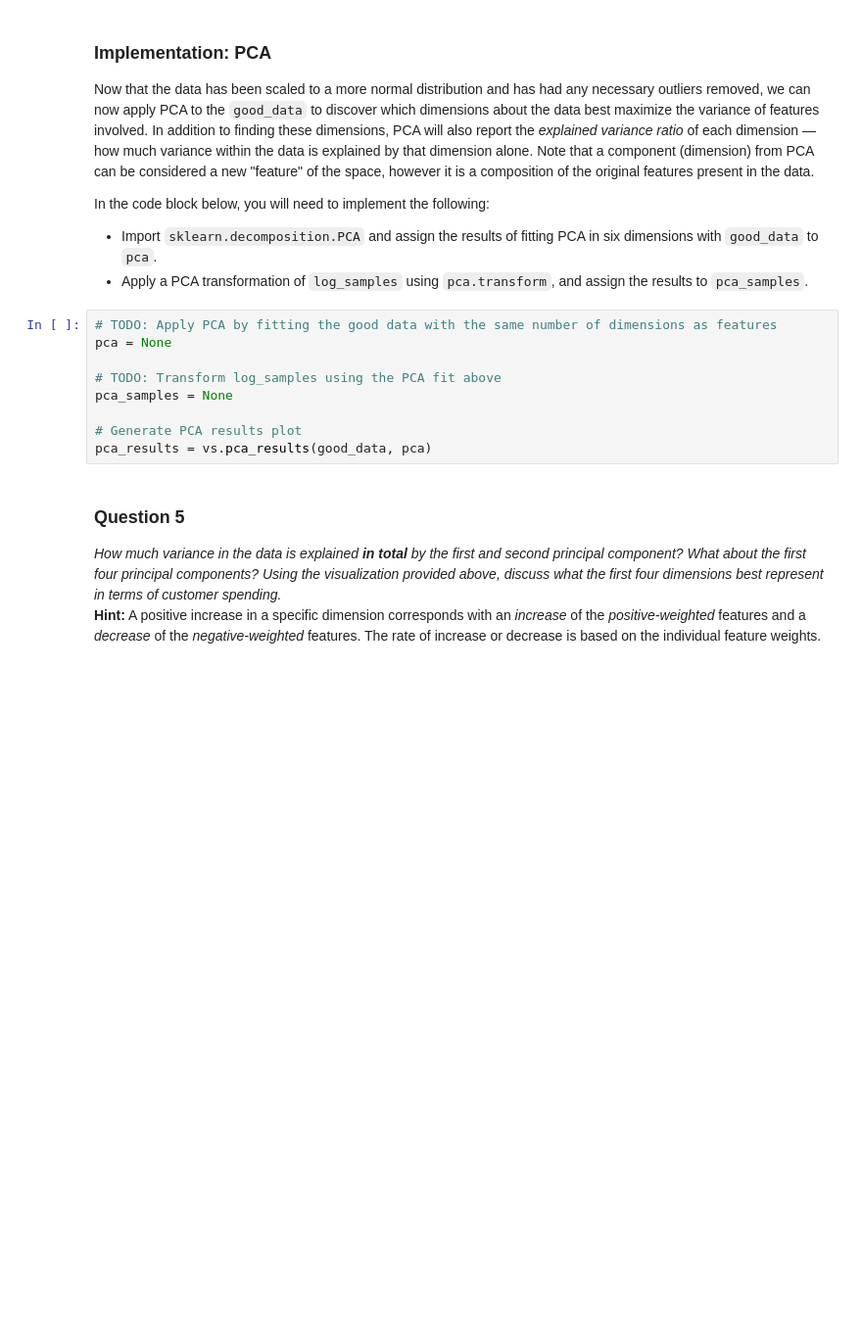
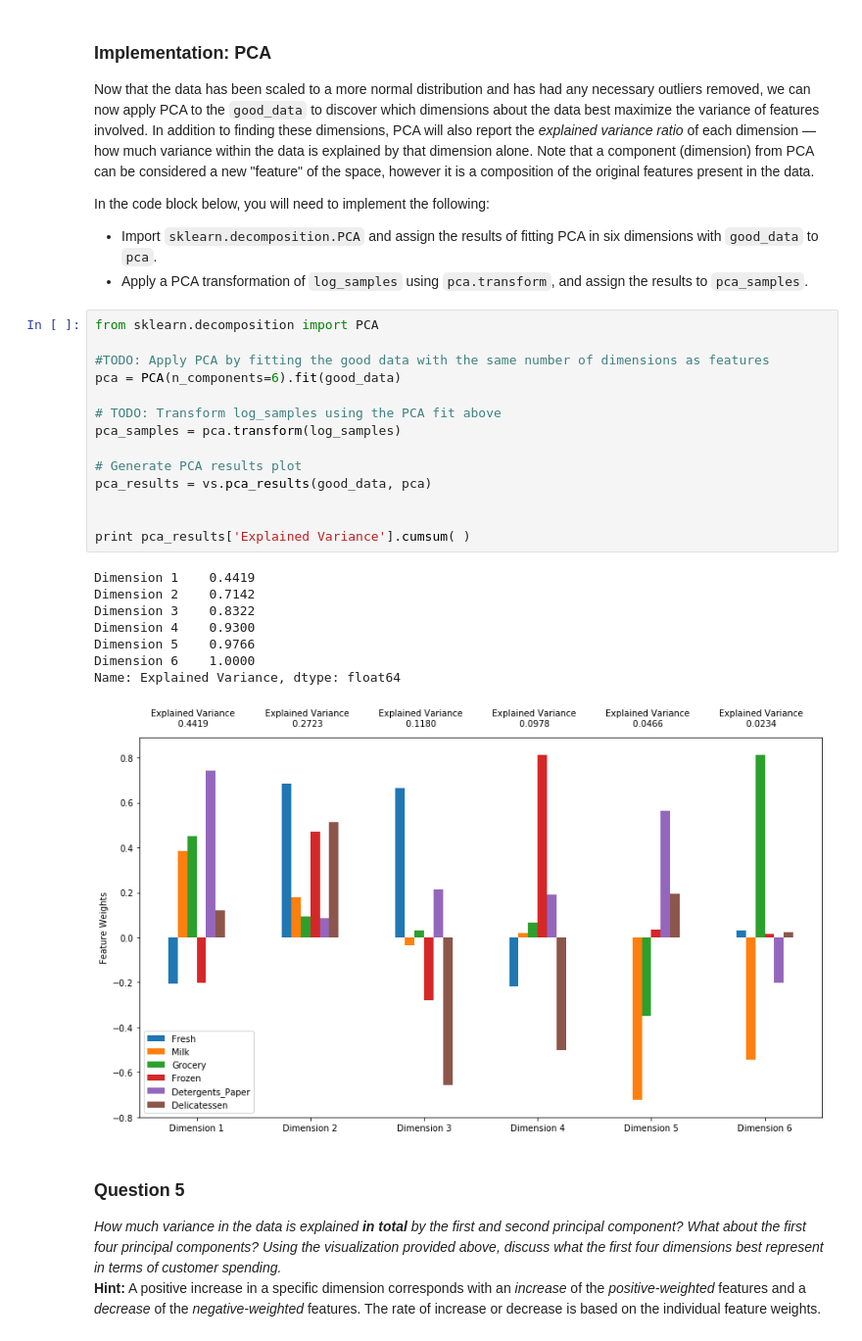
Before and after one commit to pbpv/customer_segments, a Jupyter notebook: customer_segments.ipynb, the cells around one changed output. Shown: that part at 98% size. Cells and saved outputs as stored; diff of their text form; blank space fills up the shorter version.

```diff
--- a/customer_segments.ipynb
+++ b/customer_segments.ipynb
@@ -305,14 +325,28 @@ In the code block below, you will need to implement the following:
  - Import `sklearn.decomposition.PCA` and assign the results of fitting PCA in six dimensions with `good_data` to `pca`.
  - Apply a PCA transformation of `log_samples` using `pca.transform`, and assign the results to `pca_samples`.
 # %%
-# TODO: Apply PCA by fitting the good data with the same number of dimensions as features
-pca = None
+from sklearn.decomposition import PCA
+
+#TODO: Apply PCA by fitting the good data with the same number of dimensions as features
+pca = PCA(n_components=6).fit(good_data)
 
 # TODO: Transform log_samples using the PCA fit above
-pca_samples = None
+pca_samples = pca.transform(log_samples)
 
 # Generate PCA results plot
 pca_results = vs.pca_results(good_data, pca)
+
+
+print pca_results['Explained Variance'].cumsum( )
+# %% [output]
+Dimension 1    0.4419
+Dimension 2    0.7142
+Dimension 3    0.8322
+Dimension 4    0.9300
+Dimension 5    0.9766
+Dimension 6    1.0000
+Name: Explained Variance, dtype: float64
+[figure, added]
 # %% [markdown]
 ### Question 5
 *How much variance in the data is explained* ***in total*** *by the first and second principal component? What about the first four principal components? Using the visualization provided above, discuss what the first four dimensions best represent in terms of customer spending.*
```
Also changed, not shown: parts of 33 cells of this notebook, 2 other files.
